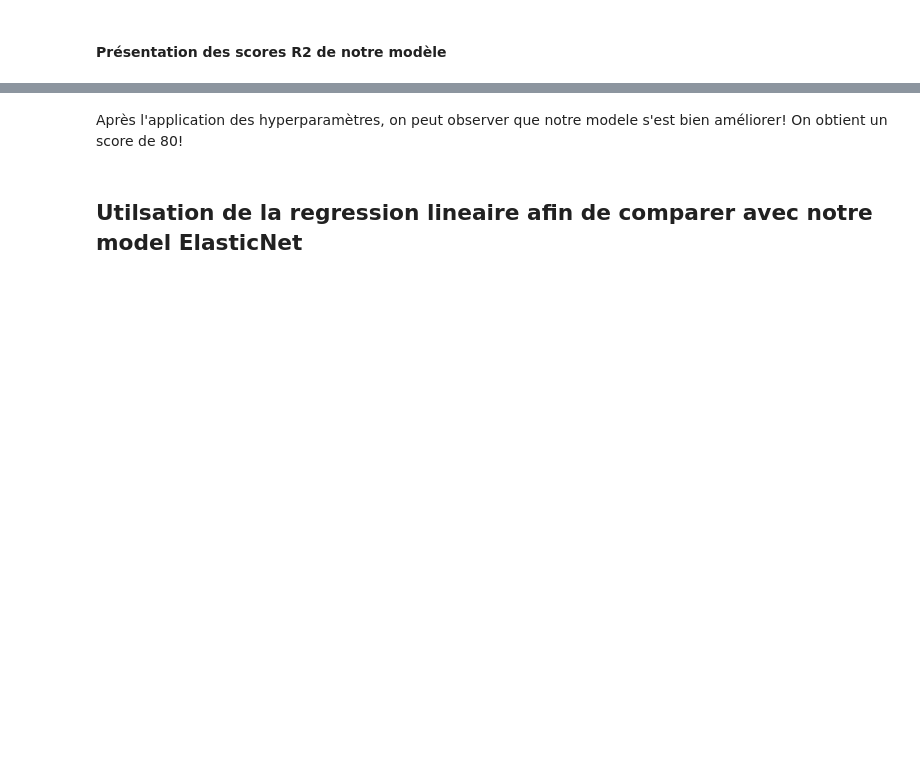
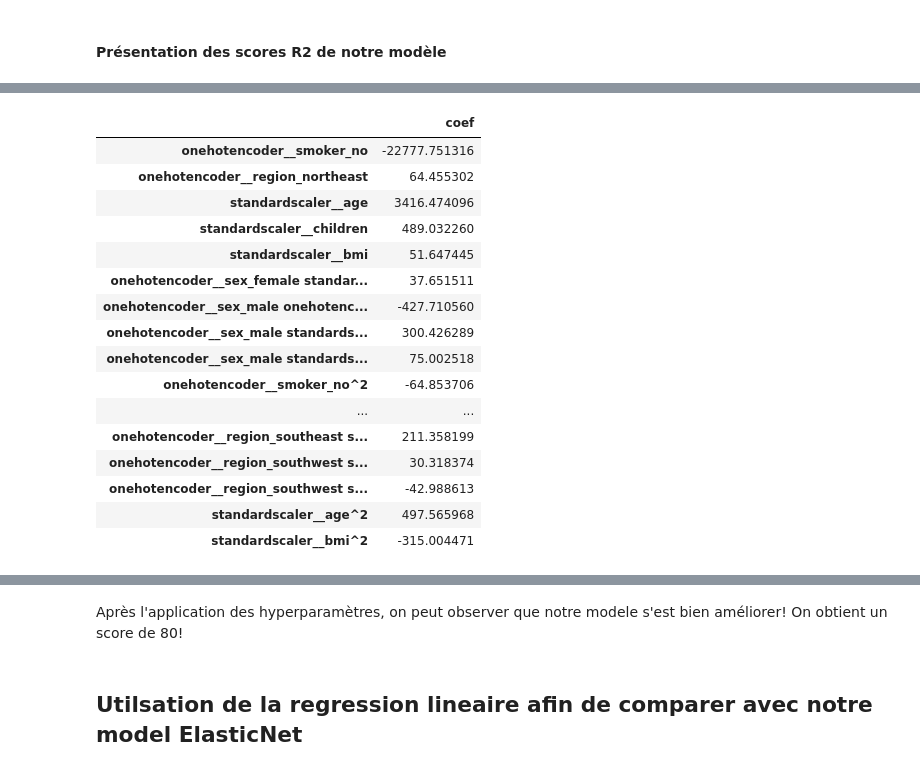
Before and after one commit to EliasMez/assurance, a Jupyter notebook: modelisation.ipynb, the cells around one changed output, grey strips where cells are left out. Saved outputs shown, nothing was run; the diff lists cells and outputs as text; code cells hidden in the pictures; blank space fills up the shorter version.

```diff
--- a/modelisation.ipynb
+++ b/modelisation.ipynb
@@ -416,0 +308,24 @@ best_model.score(X_train,y_train)
+# %%
+best_model[0].get_feature_names_out()
+coef = best_model[-1].coef_
+coef_df= pd.DataFrame(coef, columns=['coef'] ,index=best_model[:-1].get_feature_names_out())
+reduce_coef_df = coef_df[coef_df['coef'] != 0]
+reduce_coef_df
+# %% [output]
+|  | coef |
+| onehotencoder__smoker_no | -22777.751316 |
+| onehotencoder__region_northeast | 64.455302 |
+| standardscaler__age | 3416.474096 |
+| standardscaler__children | 489.032260 |
+| standardscaler__bmi | 51.647445 |
+| onehotencoder__sex_female standar... | 37.651511 |
+| onehotencoder__sex_male onehotenc... | -427.710560 |
+| onehotencoder__sex_male standards... | 300.426289 |
+| onehotencoder__sex_male standards... | 75.002518 |
+| onehotencoder__smoker_no^2 | -64.853706 |
+| ... | ... |
+| onehotencoder__region_southeast s... | 211.358199 |
+| onehotencoder__region_southwest s... | 30.318374 |
+| onehotencoder__region_southwest s... | -42.988613 |
+| standardscaler__age^2 | 497.565968 |
+| standardscaler__bmi^2 | -315.004471 |
```
Also changed, not shown: parts of 32 cells of this notebook, 1 other file.
